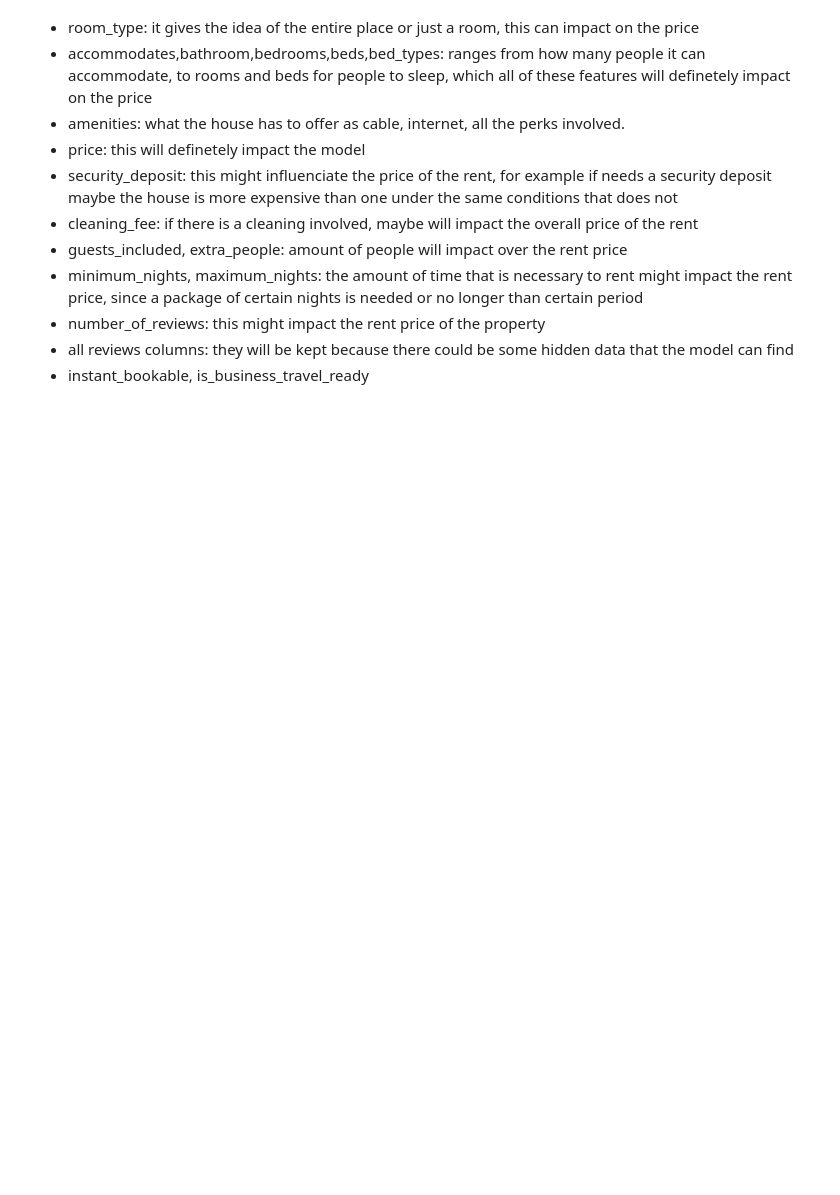
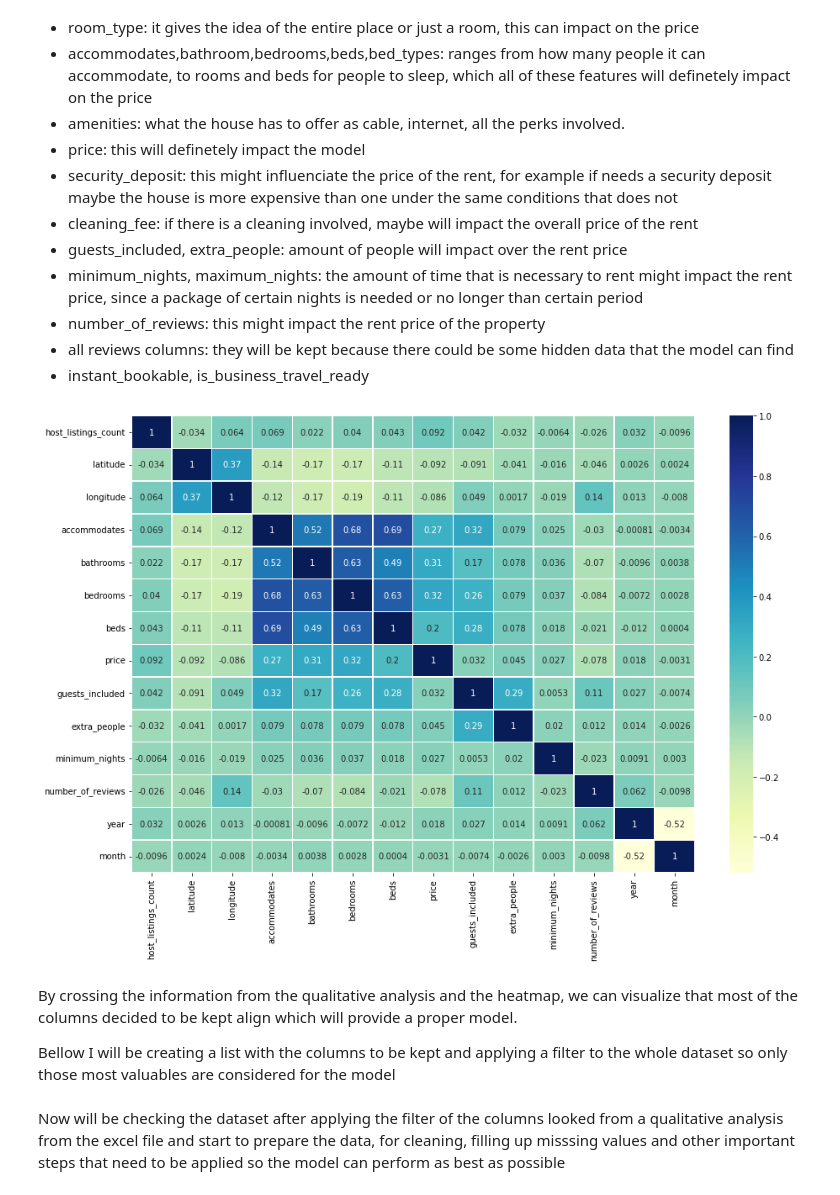
Before and after one commit to luizgmattos/Machine-Learning, a Jupyter notebook: Airbnb_Project_Rio/Airbnb_RioDeJaneiro_2018_2020.ipynb, the cells around one changed output. Cells and saved outputs as stored; diff of their text form; code cells hidden in the pictures; blank space fills up the shorter version.

```diff
--- a/Airbnb_Project_Rio/Airbnb_RioDeJaneiro_2018_2020.ipynb
+++ b/Airbnb_Project_Rio/Airbnb_RioDeJaneiro_2018_2020.ipynb
@@ -131,3 +131,15 @@ Columns kept:
 * number_of_reviews: this might impact the rent price of the property
 * all reviews columns: they will be kept because there could be some hidden data that the model can find
 * instant_bookable, is_business_travel_ready
+# %%
+import seaborn as sns
+import matplotlib.pyplot as plt
+correlation_matrix = df_airbnb.corr()
+fig, ax = plt.subplots(figsize=(15,10))
+ax = sns.heatmap(correlation_matrix, linewidths=0.5, annot=True,cmap="YlGnBu");
+# %% [output]
+[figure, added]
+# %% [markdown]
+By crossing the information from the qualitative analysis and the heatmap, we can visualize that most of the columns decided to be kept align which will provide a proper model.
+
+Bellow I will be creating a list with the columns to be kept and applying a filter to the whole dataset so only those most valuables are considered for the model
@@ -133,0 +155,2 @@ Columns kept:
+# %% [markdown]
+Now will be checking the dataset after applying the filter of the columns looked from a qualitative analysis from the excel file and start to prepare the data, for cleaning, filling up misssing values and other important steps that need to be applied so the model can perform as best as possible
```
Also changed, not shown: parts of 33 cells of this notebook, 4 other files.
